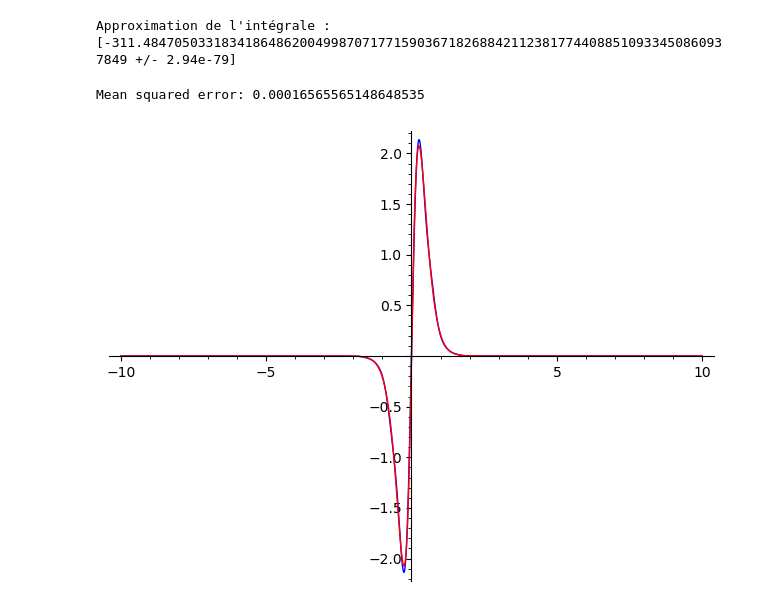
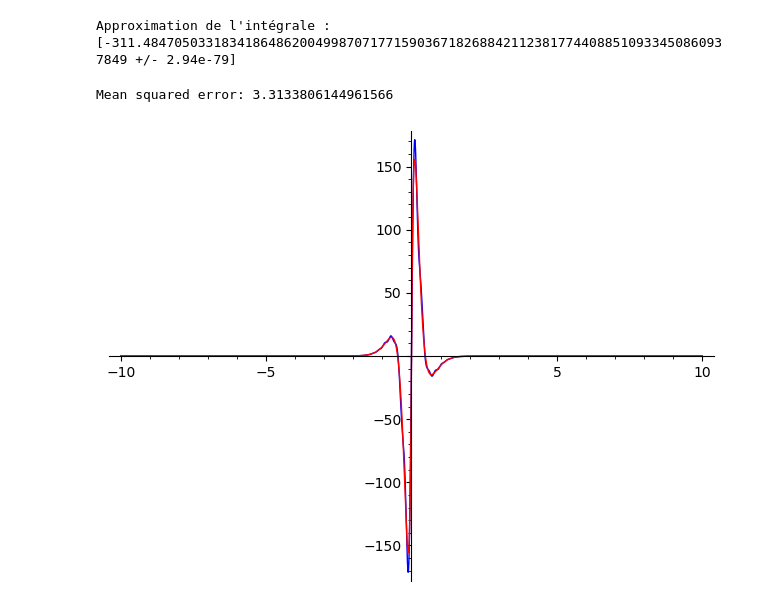
Before and after one commit to Hazdard/fluids_arith, a Jupyter notebook: rigorous_kernel.ipynb, the cells around one changed output. Saved outputs shown, nothing was run; the diff lists cells and outputs as text; code cells hidden in the pictures.

```diff
--- a/rigorous_kernel.ipynb
+++ b/rigorous_kernel.ipynb
@@ -17,7 +17,7 @@ assume(x, 'real')
 var('y')
 assume(y, 'real')
 
-n=10  # Number of derivatives to compute
+n_derivs=10  # Number of derivatives to compute
 
 
 W = (-x/2 + sqrt(1/27 + x^2/4))^(1/3) - (x/2 + sqrt(1/27 + x^2/4))^(1/3)
@@ -28,7 +28,7 @@ a_derivs = [a]
 a_derivs_0=[RBF(a_derivs[0].taylor(x,0))]
 b_derivs = [b]
 b_derivs_0=[RBF(b_derivs[0].taylor(x,0))]
-for k in range(1, n):
+for k in range(1, n_derivs):
     a_derivs.append(diff(a, x, k))
     a_derivs_0.append(RBF(a_derivs[k].taylor(x,0)))
     b_derivs.append(diff(b, x, k))
@@ -187,17 +186,13 @@ def K(q, center, sig):
 def G(q, center, sig):
     return exp(-(q-center)**2/(2 * sig**2))
 
-
 def fit_num(func, basis_left=-10, basis_right=10, basis_num=201, basis_type='G', sigma=1/2, train_left=-10, train_right=10, train_num=401):
 
-    if train_num < basis_num:
-        raise TypeError("Too little training (data evaluation) points for too many basis functions")
-
-    train_pts = vector([train_left + j*(train_right-train_left)/(train_num-1) for j in range(train_num)]) # true values of function to be fitted
+    train_pts = vector([train_left + j*(train_right-train_left)/(train_num-1) for j in range(train_num)])
+    basis_pts = vector([basis_left + j*(basis_right-basis_left)/(basis_num-1) for j in range(basis_num)])
     true_vals = vector(RR, [func(x) for x in train_pts])
 
     var('p, q, r')
-    basis_pts = vector([basis_left + j*(basis_right-basis_left)/(basis_num-1) for j in range(basis_num)])
     if basis_type == 'G':
         fG = fast_callable(G(p, q, r), vars=[p, q, r], domain=RR)
         M_norm = matrix(RR, train_num, basis_num, lambda i, j: fG(train_pts[i], basis_pts[j], sigma))
@@ -212,20 +207,20 @@ def fit_num(func, basis_left=-10, basis_right=10, basis_num=201, basis_type='G',
 
     # calculate the approximate function
     if basis_type == 'G':
-        approx_fun = sum([result[j] * G(t, basis_pts[j], sigma) for j in range(basis_num)])
+        approx_fun = sum([result[j] * G(x, basis_pts[j], sigma) for j in range(basis_num)])
     elif basis_type == 'K':
-        approx_fun = sum([result[j] * K(t, basis_pts[j], sigma) for j in range(basis_num)])
+        approx_fun = sum([result[j] * K(x, basis_pts[j], sigma) for j in range(basis_num)])
 
     return result, approx_fun, mse
 # %%
-test = fast_callable(cos(2*x) * exp((-1/10)* x**2) + (1/10) * cos(3*x),vars=[x],domain=RBF)
-f=lambda_funcs[1]
+#f=fast_callable(cos(2*x) * exp((-1/10)* x**2) + (1/10) * cos(3*x),vars=[x],domain=RBF)
+f=lambda_funcs[3]
 
-res, app, err = fit_num(f, basis_left=-10, basis_right=10, basis_num=50, basis_type='G', sigma=1/5, train_left=-10, train_right=10, train_num=200)
+res, app, err = fit_num(f, basis_left=-10, basis_right=10, basis_num=100, basis_type='G', sigma=1/12, train_left=-10, train_right=10, train_num=200)
 
 line1 = plot(app, (x, -10, 10),color='blue')
 line2 = plot(f, (x, -10, 10),color='red')
 line1+line2
 # %% [output]
-Mean squared error: 0.00016565565148648535
+Mean squared error: 3.3133806144961566
-[figure, old version]
+[figure, new version]
```
Also changed, not shown: parts of 4 cells of this notebook, 1 other file.
